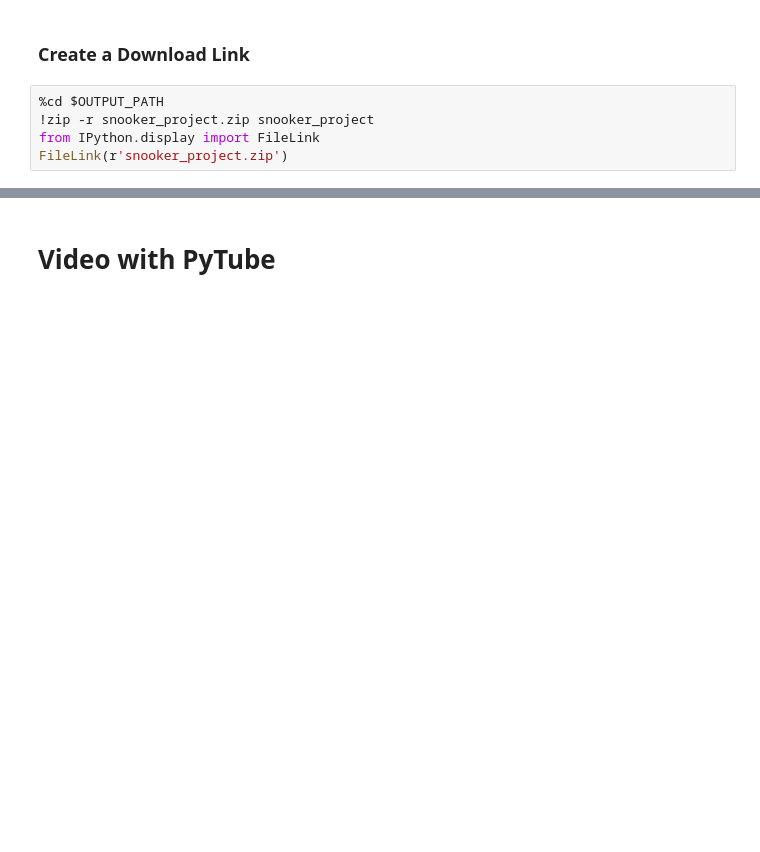
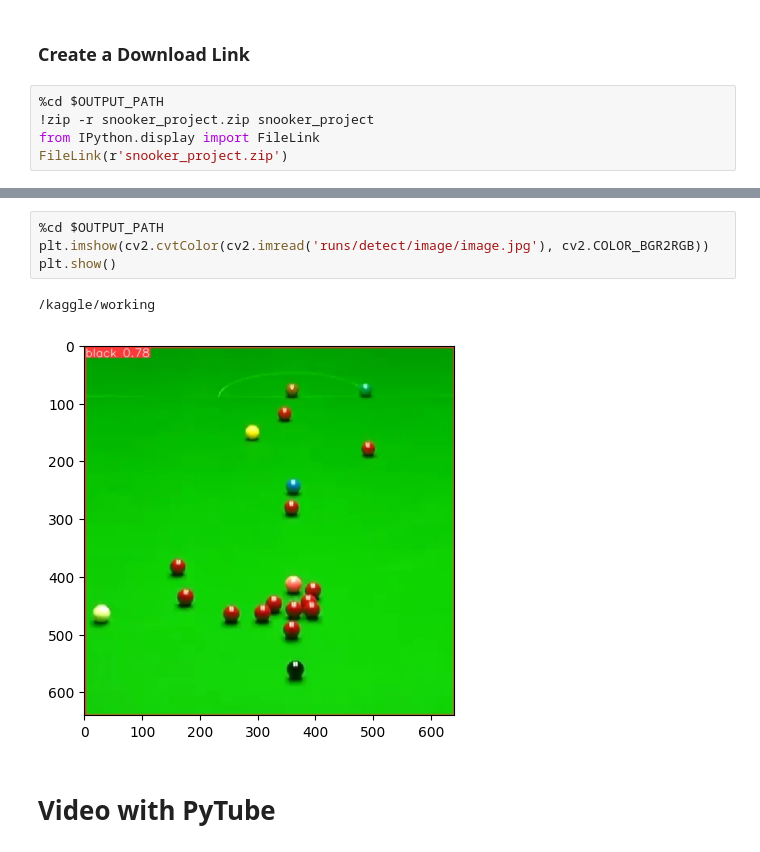
Before and after one commit to yustinachang/1121_Digital-Image-Processing-and-Analysis, a Jupyter notebook: Final_Project/snooker-detection-with-yolov8.ipynb, the cells around one changed output, grey strips where cells are left out. Cells and saved outputs as stored; diff of their text form; blank space fills up the shorter version.

Commit message:
Kaggle Notebook | Snooker_Balls_Detection_with_YOLOv8 | Version 21

```diff
--- a/Final_Project/snooker-detection-with-yolov8.ipynb
+++ b/Final_Project/snooker-detection-with-yolov8.ipynb
@@ -209,3 +240,10 @@ FileLink(r'snooker_project.zip')
+# %%
+%cd $OUTPUT_PATH
+plt.imshow(cv2.cvtColor(cv2.imread('runs/detect/image/image.jpg'), cv2.COLOR_BGR2RGB))
+plt.show()
+# %% [output]
+/kaggle/working
+[figure, added]
 # %% [markdown]
 # Video with PyTube
 # %%
```
Also changed, not shown: parts of 6 cells of this notebook.
